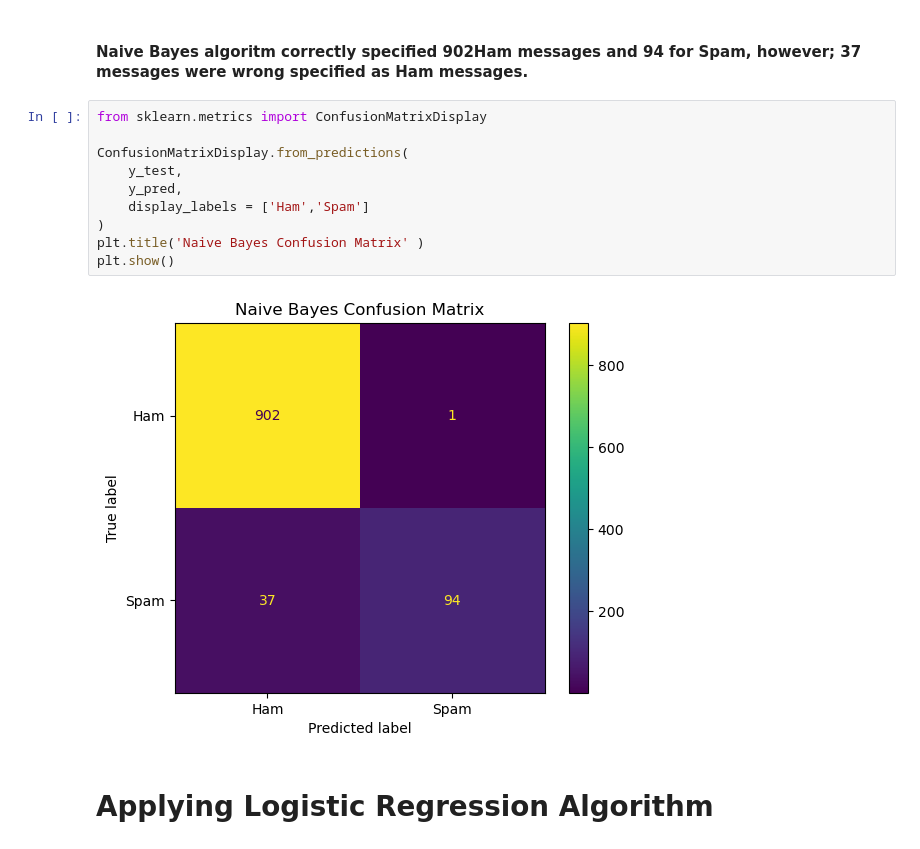
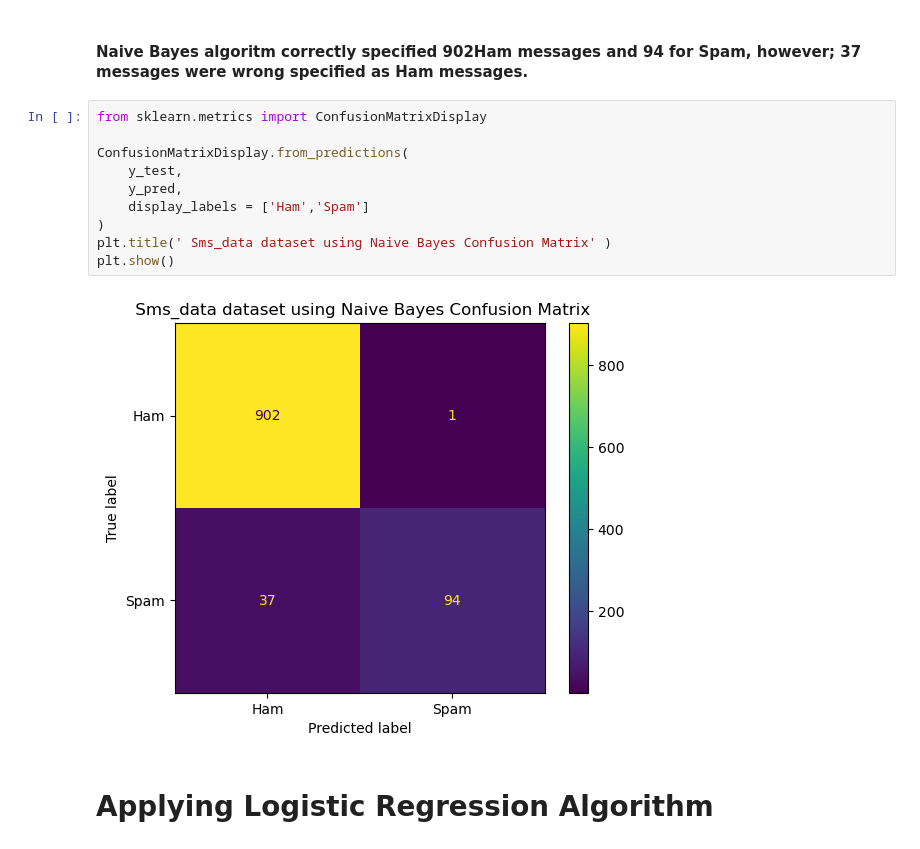
Before and after one commit to VasilkaVlaykova/ScamLens-Web-Browser-Application-for-Detecting-Spam-Contents, a Jupyter notebook: notebooks/sms_nlp_training.ipynb, the cells around one changed output. Cells and saved outputs as stored; diff of their text form.

```diff
--- a/notebooks/sms_nlp_training.ipynb
+++ b/notebooks/sms_nlp_training.ipynb
@@ -213,15 +213,15 @@ print(sms)
 # %%
 from sklearn.metrics import ConfusionMatrixDisplay
 
 ConfusionMatrixDisplay.from_predictions(
     y_test,
     y_pred,
     display_labels = ['Ham','Spam']
 )
-plt.title('Naive Bayes Confusion Matrix' )
+plt.title(' Sms_data dataset using Naive Bayes Confusion Matrix' )
 plt.show()
 # %% [output]
-[figure, old version]
+[figure, new version]
 # %% [markdown]
 # Applying Logistic Regression Algorithm
 # %%
```
Also changed, not shown: parts of 3 cells of this notebook, 3 other files.
